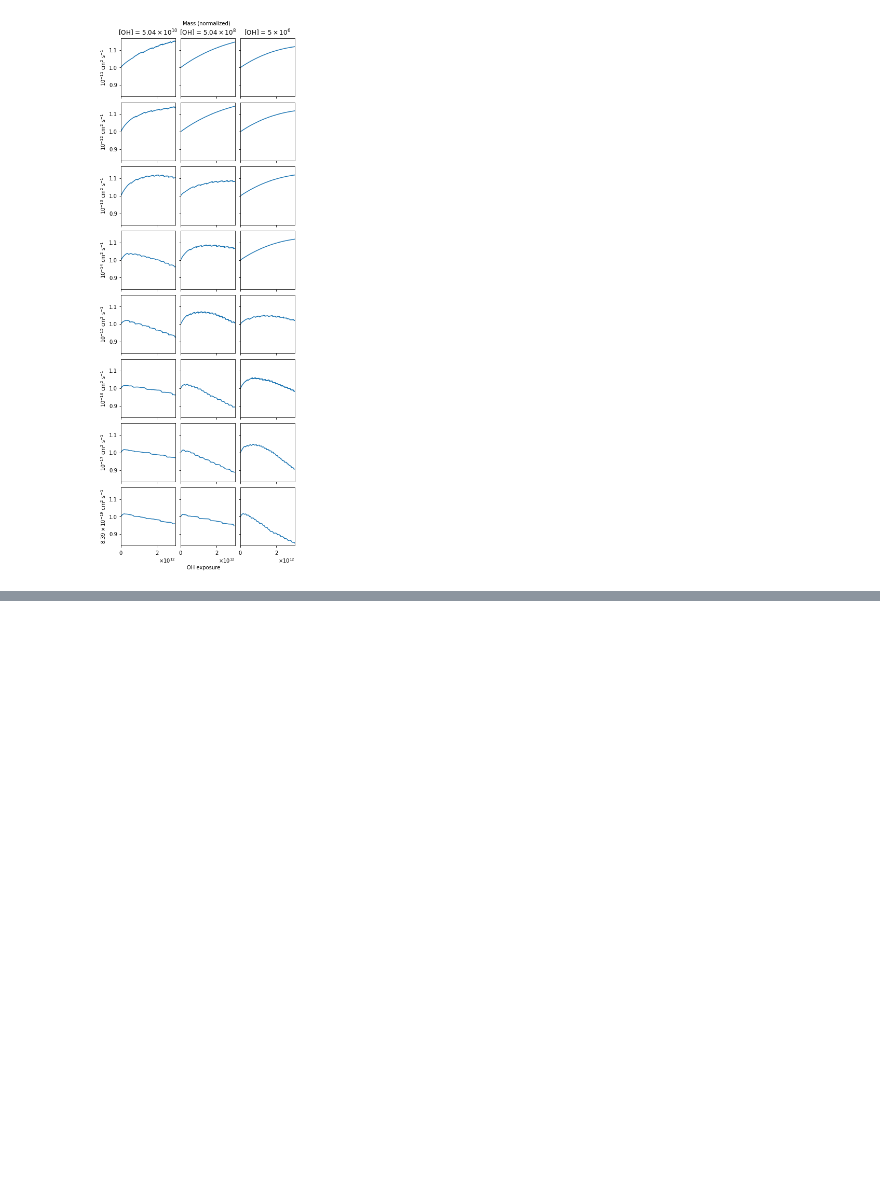
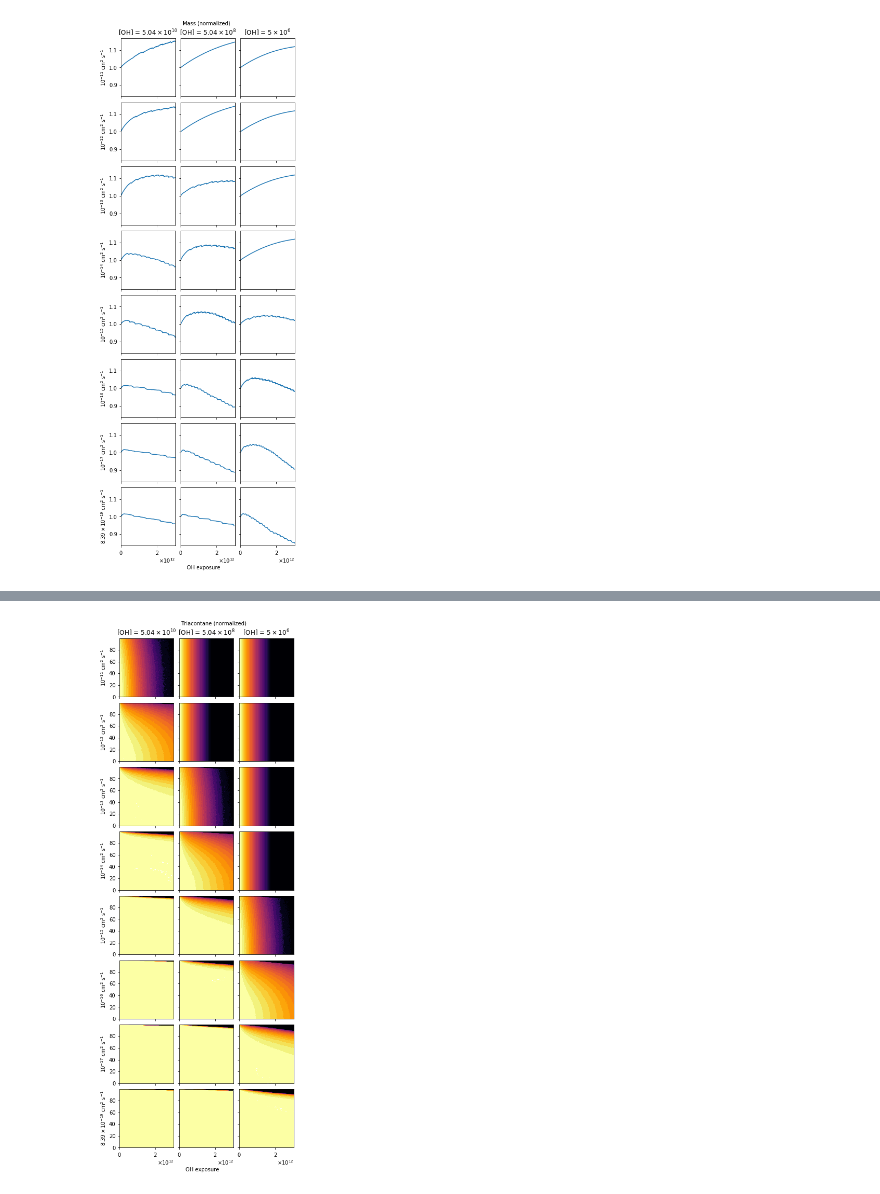
Before and after one commit to aawiegel/StackSimAnalysis, a Jupyter notebook: python/DiffusionSeries.ipynb, the cells around one changed output, grey strips where cells are left out. Cells and saved outputs as stored; diff of their text form; code cells hidden in the pictures; blank space fills up the shorter version.

Commit message:
redid plots

```diff
--- a/python/DiffusionSeries.ipynb
+++ b/python/DiffusionSeries.ipynb
@@ -422,0 +248,46 @@ for property in properties:
+# %%
+%matplotlib inline
+
+# Set up color map levels
+
+N_levels = 26
+
+levels = np.array([0])
+levels = np.append(levels, np.logspace(-4, 0, num=N_levels, base = np.e))
+labels = np.logspace(-2, 0, num=6, base = 10)
+
+cmap = mpl.cm.get_cmap('inferno', N_levels)
+
+norm = mpl.colors.BoundaryNorm(levels, cmap.N)
+
+fig, axes = plt.subplots(8, 3, sharex=True, sharey=True, figsize=(6, 18))
+
+plt.figtext(0.4, 0.90, "Triacontane (normalized)")
+
+plt.subplots_adjust(wspace=0.1, hspace=0.1)
+plt.figtext(0.42, 0.09, "OH exposure")
+
+
+
+i = 0
+for cond in condition:
+    j = 0
+    for D in diffusion["ft"]:
+        data = Tri_contours[cond+"_"+D]
+        axes[j, i].contourf(data.columns.values, data.index/1E-7, data,
+                           levels = levels, cmap=cmap, norm=norm, spacing='uniform')
+        axes[j, i].xaxis.label.set_visible(False)
+        axes[j, i].xaxis.set_major_formatter(ticker.ScalarFormatter(useMathText=True, useOffset=False))
+        if j == 0:
+            axes[j, i].set_title(cond_string_conv[cond])
+        if i == 0:
+            axes[j, i].set_ylabel(D_string_format[D]+r" cm$^2$ s$^{-1}$")
+        j += 1
+    i += 1
+
+axes[0,0].set_xlim([0,3.02E12])
+
+fig.savefig(os.path.join(subdir, 'tri_contours.png'),
+            fmt='png', dpi=300, bbox_inches='tight')
+# %% [output]
+[figure, added]
```
Also changed, not shown: parts of 7 cells of this notebook.
